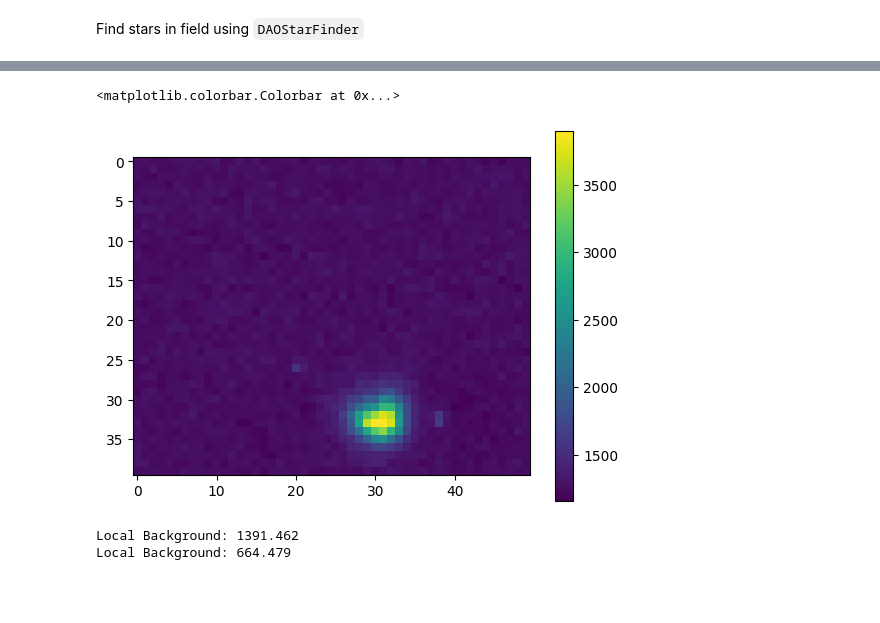
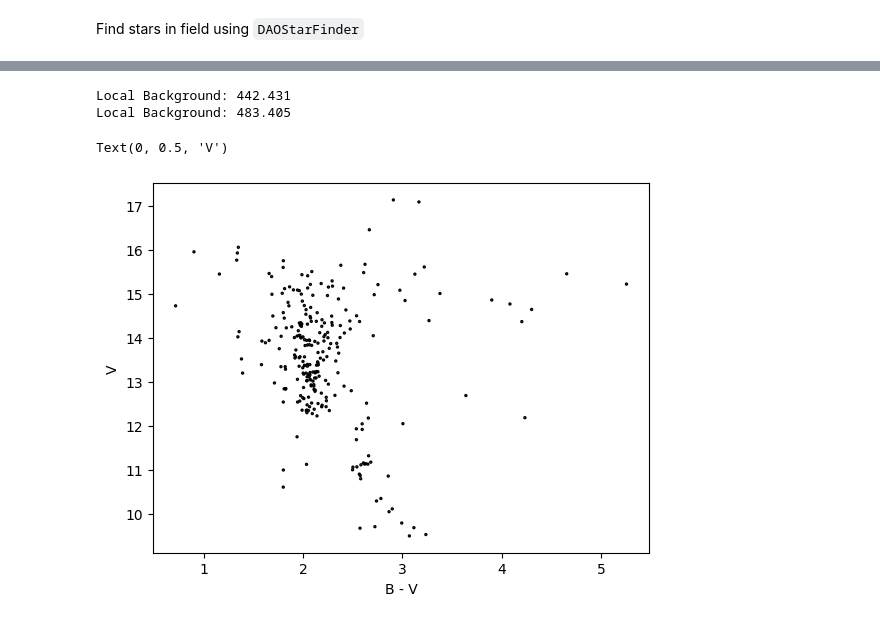
Before and after one commit to avi-patel1/ASTR257_2024, a Jupyter notebook: Project 2--HR Diagram/HR_Diagram.ipynb, the cells around one changed output, grey strips where cells are left out. Saved outputs shown, nothing was run; the diff lists cells and outputs as text; code cells hidden in the pictures; blank space fills up the shorter version.

```diff
--- a/Project 2--HR Diagram/HR_Diagram.ipynb
+++ b/Project 2--HR Diagram/HR_Diagram.ipynb
@@ -160,9 +188,3 @@ apertures.plot(color='red', lw=1, alpha=0.5);
-# %%
-plt.imshow(sci_red['landolt_B'][340:380,300:350])
-plt.colorbar()
-# %% [output]
-<matplotlib.colorbar.Colorbar at 0x...>
-[figure, removed]
 # %%
 def aperture_photometry(data, x, y, r_star, r_in, r_out, verbose=False):
     """ Performs aperture photometry on point source
@@ -181,11 +206,9 @@ def aperture_photometry(data, x, y, r_star, r_in, r_out, verbose=False):
 # %%
 # Landolt Field Star 111 1965 reference flux and magnitude
-
-
-F_ref_B = aperture_photometry(sci_red['landolt_B'], 332.352205, 372.104596, 2, 4, 6, verbose=True)
-F_ref_V = aperture_photometry(sci_red['landolt_V'], 332.352205, 372.104596, 2, 4, 6, verbose=True)
+F_ref_B = aperture_photometry(sci_red['landolt_B'], 332.352205, 372.104596, 10, 12, 15, verbose=True)[0][0] # 2,4,6
+F_ref_V = aperture_photometry(sci_red['landolt_V'], 332.352205, 372.104596, 10, 12, 15, verbose=True)[0][0]
 m_ref_B = 1.710 + 11.419
 m_ref_V = 11.419
 # %% [output]
-Local Background: 1391.462
-Local Background: 664.479
+Local Background: 442.431
+Local Background: 483.405
@@ -194,0 +217,5 @@ def star_magnitude(m_ref, F_1, F_ref):
+# %%
+star_fluxes_B = [aperture_photometry(res_B, x, y, 10, 12, 15, verbose=False)[0][0] for x,y in positions.values]
+star_mags_B = np.array([star_magnitude(m_ref_B, F, F_ref_B) for F in star_fluxes_B])
+star_fluxes_V = [aperture_photometry(res_V, x, y, 10, 12, 15, verbose=False)[0][0] for x,y in positions.values]
+star_mags_V = np.array([star_magnitude(m_ref_V, F, F_ref_V) for F in star_fluxes_V])
@@ -194,0 +224,8 @@ def star_magnitude(m_ref, F_1, F_ref):
+# %%
+plt.figure()
+plt.scatter(star_mags_B- star_mags_V, star_mags_V,s=2, c='None', edgecolors='k')
+plt.xlabel("B - V")
+plt.ylabel("V")
+# %% [output]
+Text(0, 0.5, 'V')
+[figure, added]
```
Also changed, not shown: parts of 16 cells of this notebook, 1 other file.
